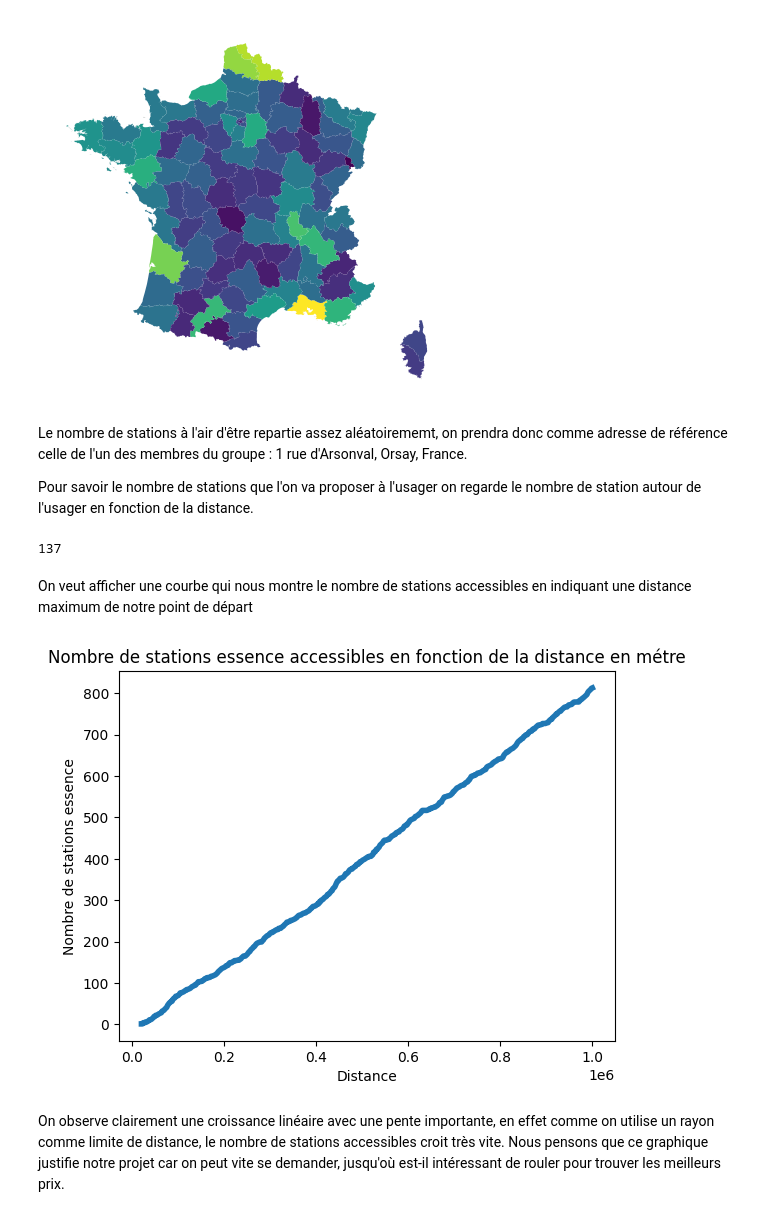
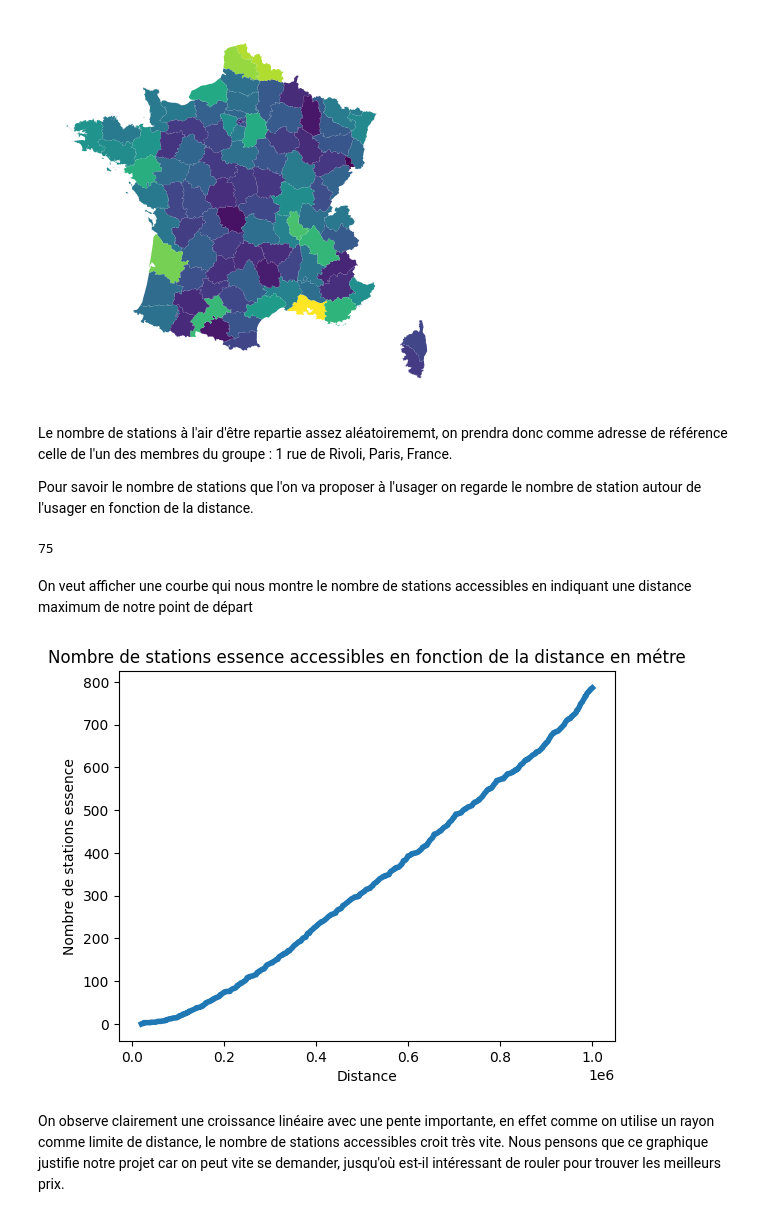
Before and after one commit to hlmth/projet-python, a Jupyter notebook: 1. visualisation.ipynb, the cells around one changed output. Cells and saved outputs as stored; diff of their text form; code cells hidden in the pictures.

Commit message:
Changement d'adresse

```diff
--- a/1. visualisation.ipynb
+++ b/1. visualisation.ipynb
@@ -100,7 +100,7 @@ http://files.opendatarchives.fr/professionnels.ign.fr/adminexpress/ADMIN-EXPRESS
 Data have been previously downloaded and are still available in C:\Users\arman\AppData\Local\Temp/COG-2022
 [figure]
 # %% [markdown]
-Le nombre de stations à l'air d'être repartie assez aléatoirememt, on prendra donc comme adresse de référence celle de l'un des membres du groupe :  1 rue d'Arsonval, Orsay, France.
+Le nombre de stations à l'air d'être repartie assez aléatoirememt, on prendra donc comme adresse de référence celle de l'un des membres du groupe :  1 rue de Rivoli, Paris, France.
 
 
 Pour savoir le nombre de stations que l'on va proposer à l'usager on regarde le nombre de station autour de l'usager en fonction de la distance.
@@ -122,30 +122,30 @@ def nb_station(df,Adresse, rayon) : #calcul de nb de station dans un rayon spéc
             n=n+1
     return n
 
-print(nb_station(df_visu_inst, "1 rue d'Arsonval, Orsay, France", 200000))
+print(nb_station(df_visu_inst, "1 rue de Rivoli, Paris, France", 200000))
 # %% [output]
-137
+75
 # %% [markdown]
 On veut afficher une courbe qui nous montre le nombre de stations accessibles en indiquant une distance maximum de notre point de départ
 # %%
 import numpy as np
 import matplotlib.pyplot as plt
 
 x = np.linspace(20000, 1000000, 500)
 y=[]
 
 for l in range(len(x)) : #prend 7min !
-    y.append(nb_station(df_visu_inst, "1 rue d'Arsonval, Orsay, France", x[l]))
+    y.append(nb_station(df_visu_inst, "1 rue de Rivoli, Paris, France", x[l]))
 
 plt.plot(x, y, linewidth=4)
 plt.xlabel("Distance")
 plt.ylabel("Nombre de stations essence")
 plt.title("Nombre de stations essence accessibles en fonction de la distance en métre")
 
 
 plt.show()
 # %% [output]
-[figure, old version]
+[figure, new version]
 # %% [markdown]
 On observe clairement une croissance linéaire avec une pente importante, en effet comme on utilise un rayon comme limite de distance, le nombre de stations accessibles croit très vite. Nous pensons que ce graphique justifie notre projet car on peut vite se demander, jusqu'où est-il intéressant de rouler pour trouver les meilleurs prix.
 # %% [markdown]
```
Also changed, not shown: parts of 3 cells of this notebook.
